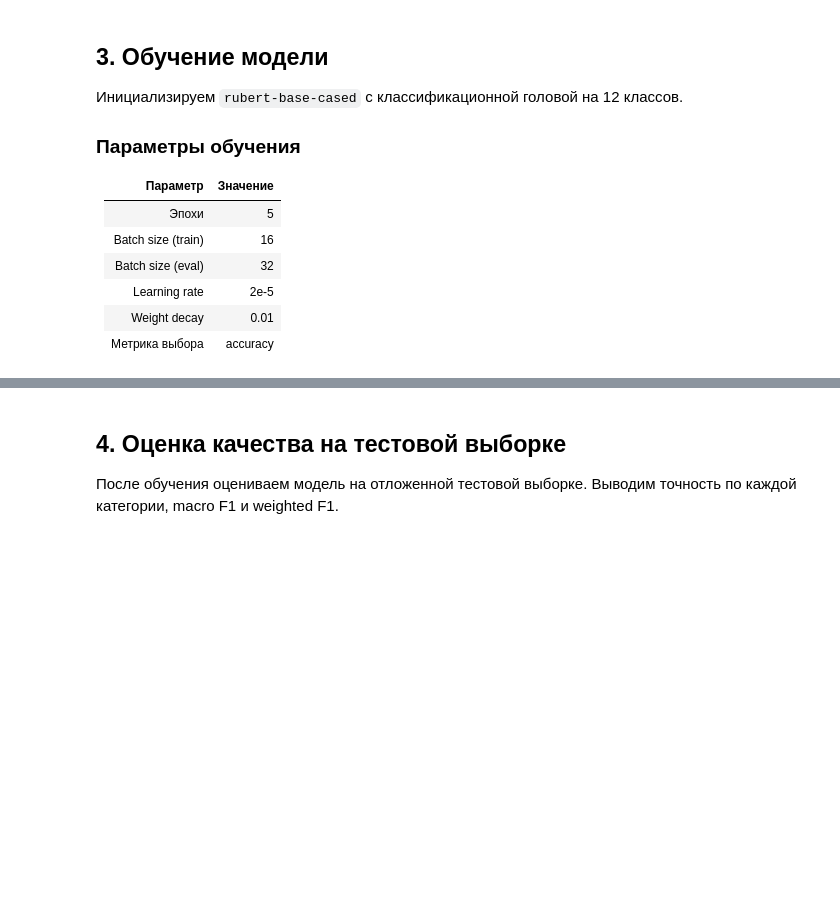
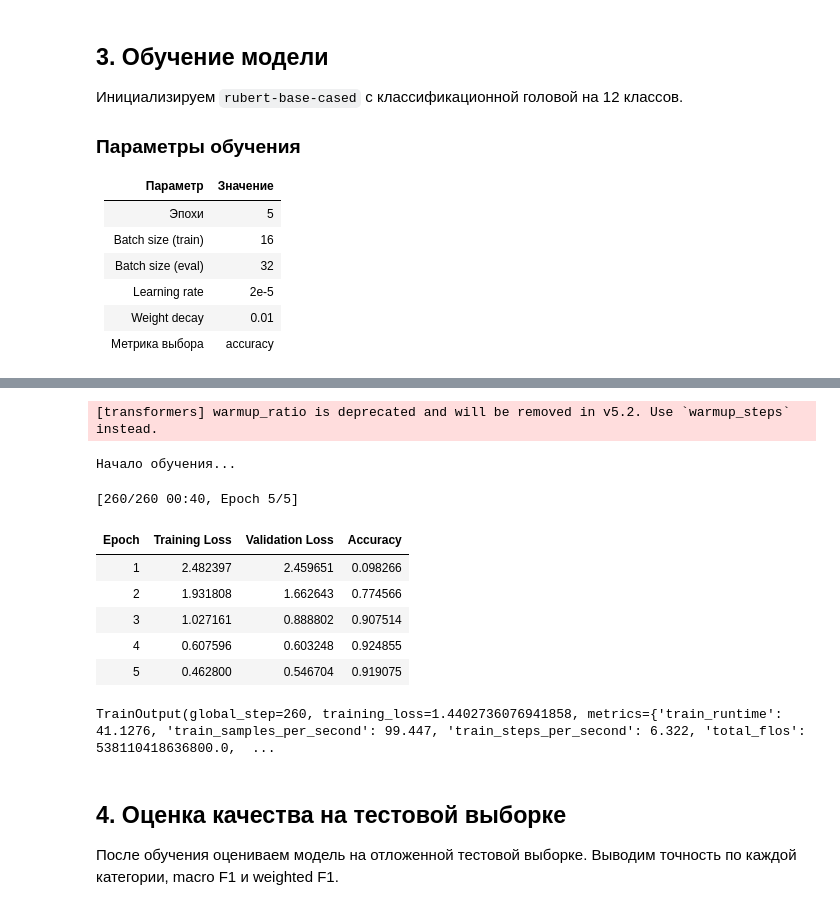
Before and after one commit to SmallShorty/admission-support-service-ticket-ai-processor, a Jupyter notebook: notebooks/train_classifier.ipynb, the cells around one changed output, grey strips where cells are left out. Cells and saved outputs as stored; diff of their text form; code cells hidden in the pictures; blank space fills up the shorter version.

```diff
--- a/notebooks/train_classifier.ipynb
+++ b/notebooks/train_classifier.ipynb
@@ -54,7 +97,7 @@ matplotlib.rcParams['figure.dpi'] = 120
 ROOT = Path("..")
 PROCESSED_DIR = ROOT / "data" / "processed"
 MODEL_SAVE_PATH = ROOT / "models" / "rubert-ticket-classifier"
-BASE_MODEL = "DeepPavlov/rubert-base-cased"
+BASE_MODEL = "./rubert_model"
 
 print('STARTING')
 
@@ -173,35 +447,46 @@ def compute_metrics(eval_pred):
     return {"accuracy": float(accuracy)}
 
 
 training_args = TrainingArguments(
     output_dir=str(MODEL_SAVE_PATH / "checkpoints"),
     num_train_epochs=5,
     per_device_train_batch_size=16,
     per_device_eval_batch_size=32,
     learning_rate=2e-5,
     weight_decay=0.01,
     warmup_ratio=0.1,
-    evaluation_strategy="epoch",
+    eval_strategy="epoch",
     save_strategy="epoch",
     load_best_model_at_end=True,
     metric_for_best_model="accuracy",
     greater_is_better=True,
     logging_steps=10,
     report_to="none",
     fp16=(device == "cuda"),
 )
 
 trainer = Trainer(
     model=model,
     args=training_args,
     train_dataset=train_ds,
     eval_dataset=val_ds,
-    tokenizer=tokenizer,
+    processing_class=tokenizer,
     compute_metrics=compute_metrics,
 )
 
 print("Начало обучения...")
 trainer.train()
+# %% [output]
+[transformers] warmup_ratio is deprecated and will be removed in v5.2. Use `warmup_steps` instead.
+Начало обучения...
+[260/260 00:40, Epoch 5/5]
+| Epoch | Training Loss | Validation Loss | Accuracy |
+| 1 | 2.482397 | 2.459651 | 0.098266 |
+| 2 | 1.931808 | 1.662643 | 0.774566 |
+| 3 | 1.027161 | 0.888802 | 0.907514 |
+| 4 | 0.607596 | 0.603248 | 0.924855 |
+| 5 | 0.462800 | 0.546704 | 0.919075 |
+TrainOutput(global_step=260, training_loss=1.4402736076941858, metrics={'train_runtime': 41.1276, 'train_samples_per_second': 99.447, 'train_steps_per_second': 6.322, 'total_flos': 538110418636800.0,  ...
 # %% [markdown]
 ## 4. Оценка качества на тестовой выборке
 
```
Also changed, not shown: parts of 10 cells of this notebook, 4 other files.
